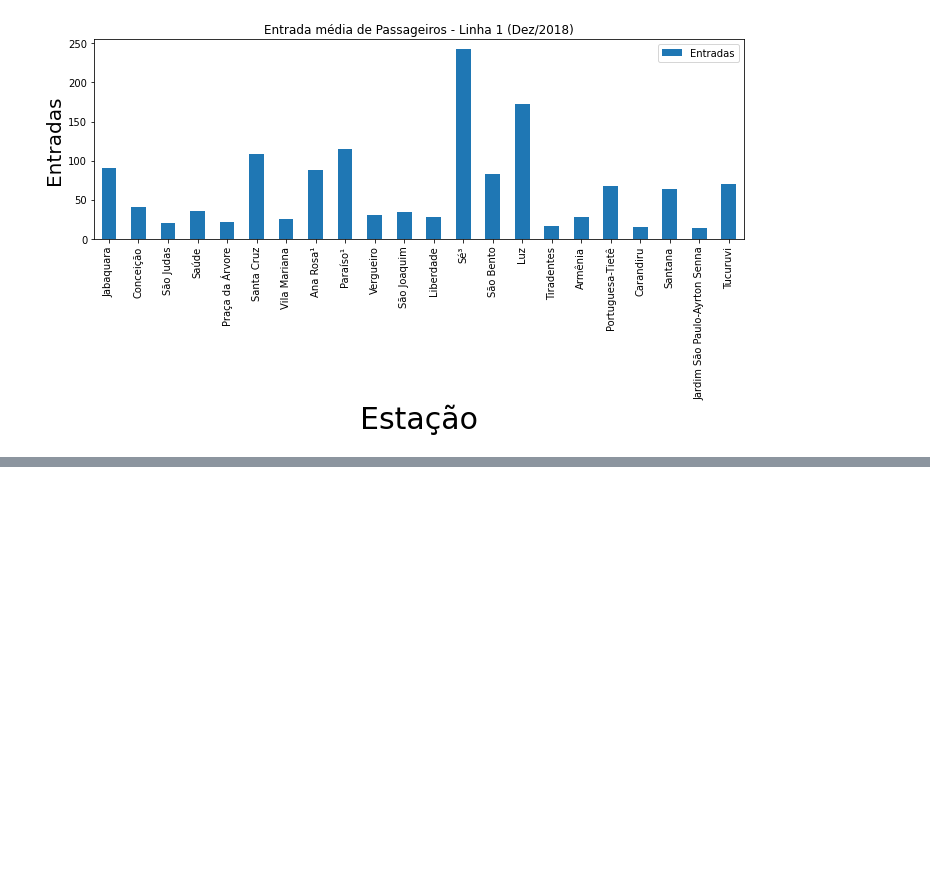
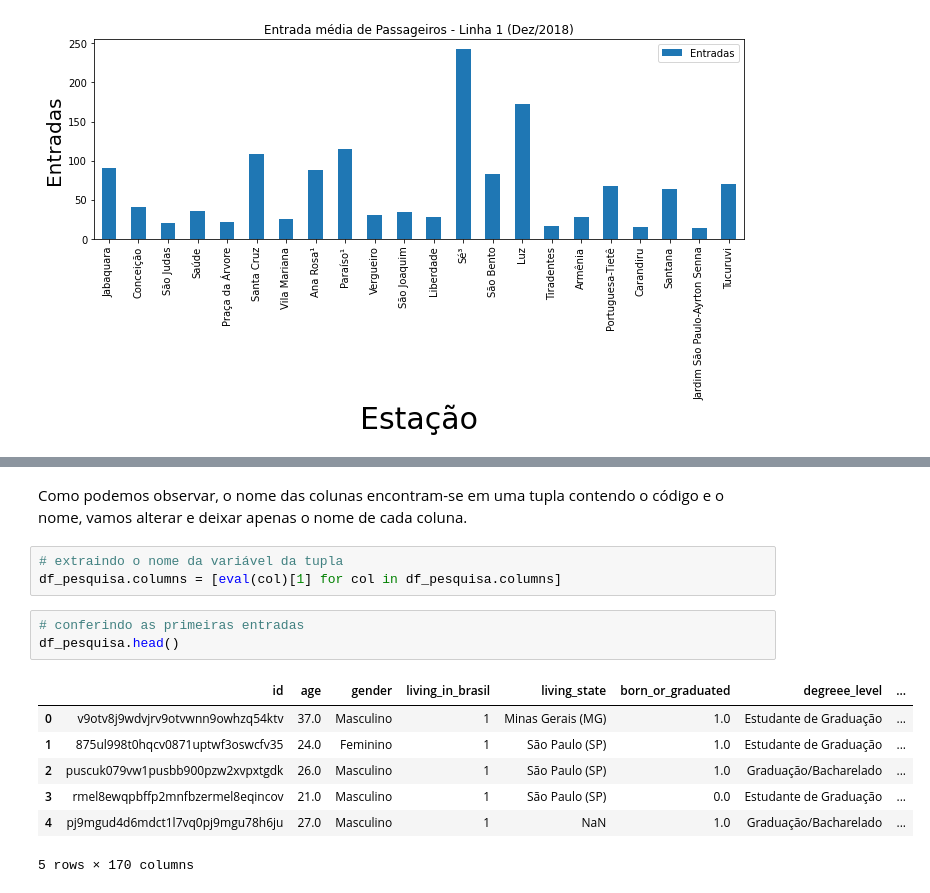
Before and after one commit to marcosilvaa/dados_estudos, a Jupyter notebook: Visualização_Gráfica.ipynb, the cells around one changed output, grey strips where cells are left out. Cells and saved outputs as stored; diff of their text form; blank space fills up the shorter version.

```diff
--- a/Visualização_Gráfica.ipynb
+++ b/Visualização_Gráfica.ipynb
@@ -221,0 +241,16 @@ plt.tight_layout()
+# %% [markdown]
+Como podemos observar, o nome das colunas encontram-se em uma tupla contendo o código e o nome, vamos alterar e deixar apenas o nome de cada coluna.
+# %%
+# extraindo o nome da variável da tupla
+df_pesquisa.columns = [eval(col)[1] for col in df_pesquisa.columns]
+# %%
+# conferindo as primeiras entradas
+df_pesquisa.head()
+# %% [output]
+|  | id | age | gender | living_in_brasil | living_state | born_or_graduated | degreee_level | ... |
+| 0 | v9otv8j9wdvjrv9otvwnn9owhzq54ktv | 37.0 | Masculino | 1 | Minas Gerais (MG) | 1.0 | Estudante de Graduação | ... |
+| 1 | 875ul998t0hqcv0871uptwf3oswcfv35 | 24.0 | Feminino | 1 | São Paulo (SP) | 1.0 | Estudante de Graduação | ... |
+| 2 | puscuk079vw1pusbb900pzw2xvpxtgdk | 26.0 | Masculino | 1 | São Paulo (SP) | 1.0 | Graduação/Bacharelado | ... |
+| 3 | rmel8ewqpbffp2mnfbzermel8eqincov | 21.0 | Masculino | 1 | São Paulo (SP) | 0.0 | Estudante de Graduação | ... |
+| 4 | pj9mgud4d6mdct1l7vq0pj9mgu78h6ju | 27.0 | Masculino | 1 | NaN | 1.0 | Graduação/Bacharelado | ... |
+5 rows × 170 columns
```
Also changed, not shown: parts of 4 cells of this notebook.
